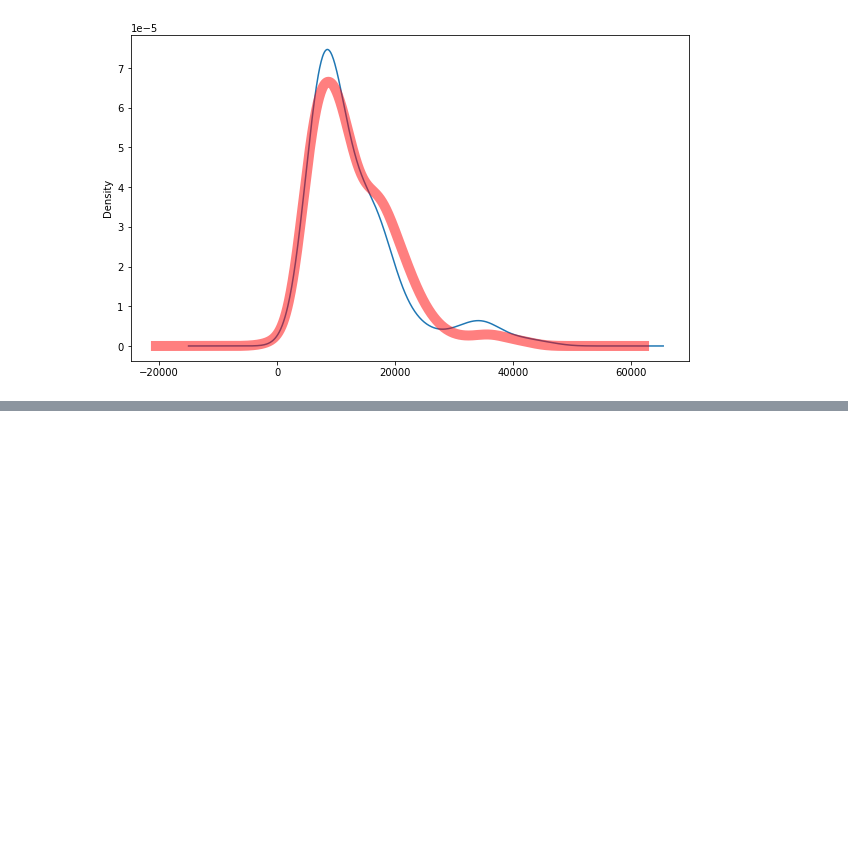
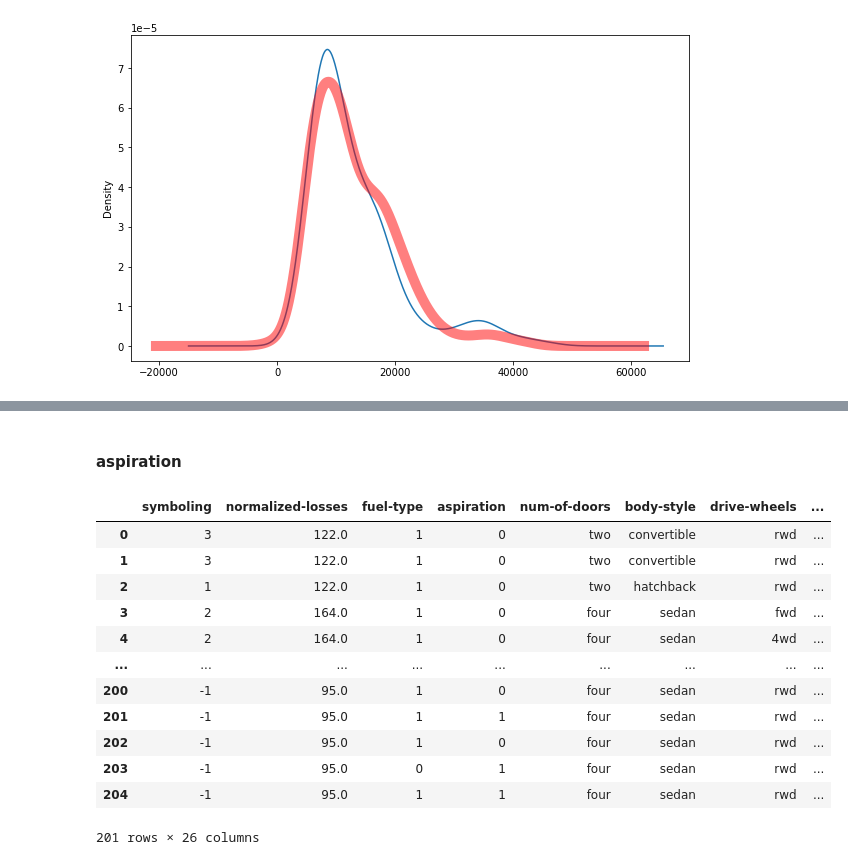
Before and after one commit to kashishjais/Machine-Learning, a Jupyter notebook: supervised/multiple_linear_reg.ipynb, the cells around one changed output, grey strips where cells are left out. Saved outputs shown, nothing was run; the diff lists cells and outputs as text; code cells hidden in the pictures; blank space fills up the shorter version.

```diff
--- a/supervised/multiple_linear_reg.ipynb
+++ b/supervised/multiple_linear_reg.ipynb
@@ -256,0 +357,21 @@ plt.show()
+# %% [markdown]
+#### aspiration
+# %%
+aspir_enc = LabelEncoder()
+aspir_enc.fit(df['aspiration'])
+df['aspiration'] = aspir_enc.transform(df['aspiration'])
+df
+# %% [output]
+|  | symboling | normalized-losses | fuel-type | aspiration | num-of-doors | body-style | drive-wheels | ... |
+| 0 | 3 | 122.0 | 1 | 0 | two | convertible | rwd | ... |
+| 1 | 3 | 122.0 | 1 | 0 | two | convertible | rwd | ... |
+| 2 | 1 | 122.0 | 1 | 0 | two | hatchback | rwd | ... |
+| 3 | 2 | 164.0 | 1 | 0 | four | sedan | fwd | ... |
+| 4 | 2 | 164.0 | 1 | 0 | four | sedan | 4wd | ... |
+| ... | ... | ... | ... | ... | ... | ... | ... | ... |
+| 200 | -1 | 95.0 | 1 | 0 | four | sedan | rwd | ... |
+| 201 | -1 | 95.0 | 1 | 1 | four | sedan | rwd | ... |
+| 202 | -1 | 95.0 | 1 | 0 | four | sedan | rwd | ... |
+| 203 | -1 | 95.0 | 0 | 1 | four | sedan | rwd | ... |
+| 204 | -1 | 95.0 | 1 | 1 | four | sedan | rwd | ... |
+201 rows × 26 columns
```
Also changed, not shown: parts of 19 cells of this notebook, 1 other file.
